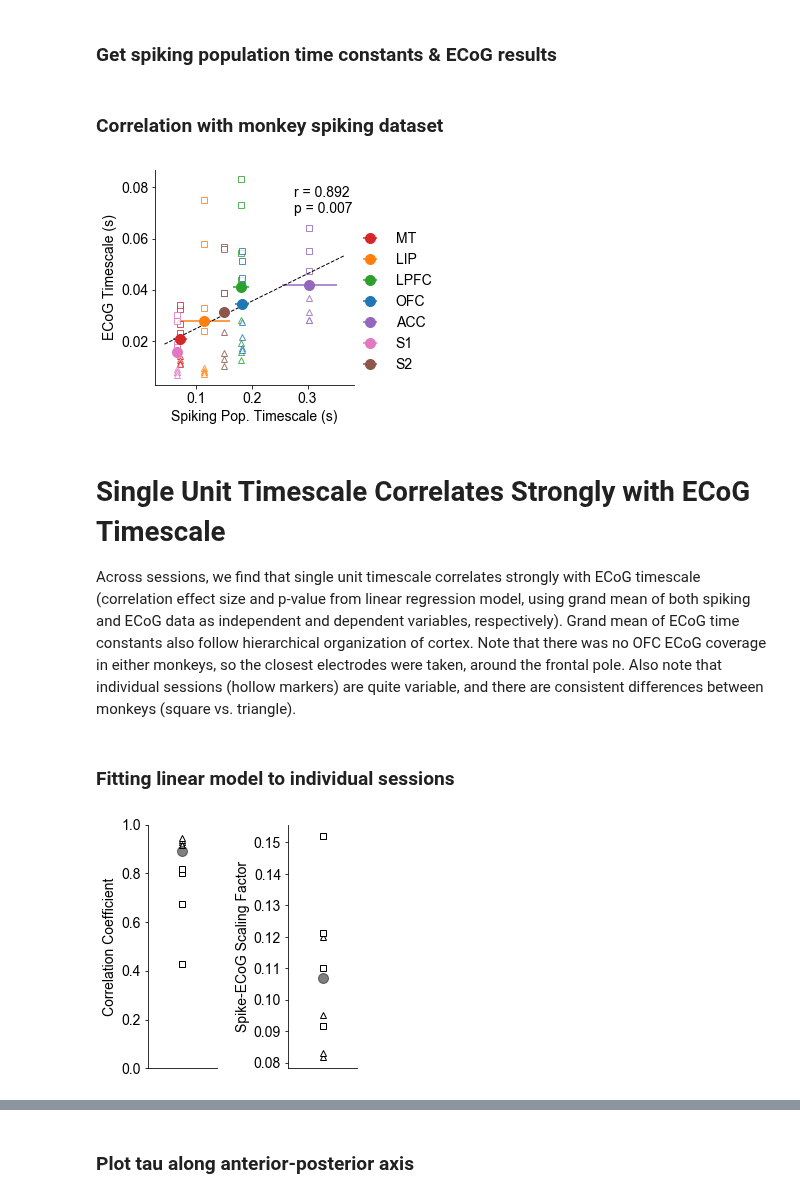
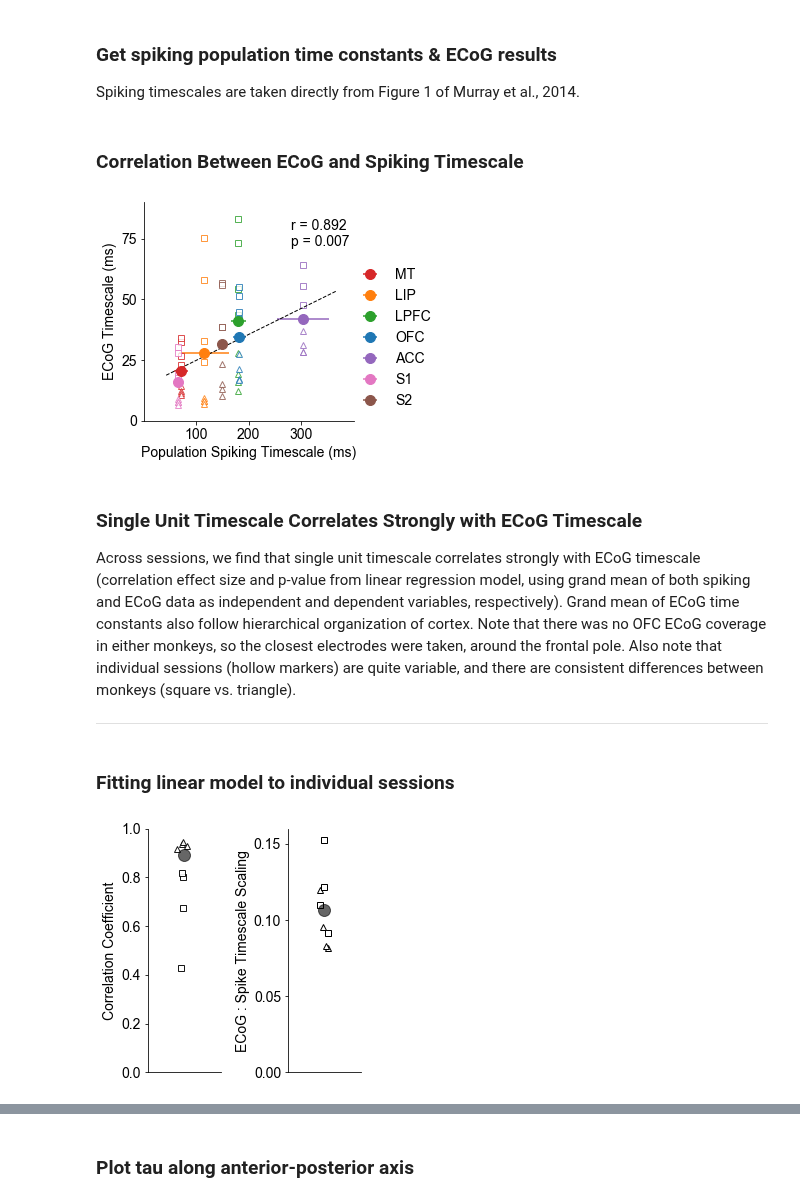
Before and after one commit to rdgao/field-echos, a Jupyter notebook: notebooks/2_viz_NeuroTycho-SU.ipynb, the cells around one changed output, grey strips where cells are left out. Saved outputs shown, nothing was run; the diff lists cells and outputs as text; code cells hidden in the pictures.

```diff
--- a/notebooks/2_viz_NeuroTycho-SU.ipynb
+++ b/notebooks/2_viz_NeuroTycho-SU.ipynb
@@ -46,5 +52,6 @@ fig_path = '../figures/neurotycho/%s.pdf'
 # %% [markdown]
 ### Get spiking population time constants & ECoG results
+Spiking timescales are taken directly from Figure 1 of Murray et al., 2014.
 # %%
 # get mean population time constants, values grabbed from Murray et al., 2014
 cell_ts = {'MT':[77.,64.], 'LIP':[138., 91.], 'LPFC':[184.,180.,195.,162.], 'OFC':[176.,188.], 'ACC':[313.,340.,257.], 'S1':[65.], 'S2':[149.]}
@@ -59,8 +66,8 @@ area_ord = [3,1,2,0,4,6,5] # color order to match Murray figure
 
 # load ecog results dataframe
 df_combined = pd.read_csv('../data/df_macaque.csv', index_col=0)
-# %% [markdown]
-### Correlation with monkey spiking dataset
+# %% [markdown]
+### Correlation Between ECoG and Spiking Timescale
 # %%
 # define querying condition
 feature = 'tau'
@@ -76,38 +83,43 @@ for i, k in enumerate(cell_ts.keys()):
     sesh_mkrs = [] # hack to save the session marker for next plot
     ecog_ts_avg[k] = []
     for s in df_cond['session_id'].unique():
         df_sesh = df_cond[df_cond['session_id']==s]
         patient = df_sesh['patient'].iloc[0]
 
         # loc_inds has the ecog electrode indices that fall into each area
         region_inds = loc_inds[patient][k]
         marker = 's' if patient == 'George' else '^'
         sesh_mkrs.append(marker)
         ecog_ts_sess_avg = df_sesh.loc[df_sesh['chan'].isin(region_inds)].mean()[feature]
         ecog_ts_avg[k].append(ecog_ts_sess_avg)
         plt.plot(cell_ts_avg[k][0], ecog_ts_sess_avg, marker,color=C_ORD[area_ord[i]], ms=6, mfc='w', alpha=0.8)
 
 # plot grand average
 for i,k in enumerate(cell_ts.keys()):
     plt.errorbar(cell_ts_avg[k][0], np.mean(ecog_ts_avg[k]), xerr=cell_ts_avg[k][1], fmt='o', color=C_ORD[area_ord[i]], ms=10, label=k)
 
 # fit & plot line
 ts_mat = np.array([(cell_ts_avg[k][0], np.mean(ecog_ts_avg[k])) for k in cell_ts.keys()])
 m,b,r,pv,stderr = stats.linregress(ts_mat)
 XL = np.array(plt.xlim())
+plt.xlim([0,0.4]); plt.ylim([0,0.09])
+plt.yticks(np.arange(0,100,25)/1000, np.arange(0,100,25))
+plt.xticks(np.arange(100,400,100)/1000, np.arange(100,400,100))
 plt.plot(XL,XL*m+b, 'k--', lw=1)
 s = echo_utils.sig_str(r,pv, form='text', corr_letter='r')
 plt.annotate(s, xy=(0.7, 0.8), xycoords='axes fraction')
 
 plt.legend(loc='lower left', bbox_to_anchor= (0.95, 0), ncol=1, frameon=False)
-plt.xlabel('Spiking Pop. Timescale (s)');plt.ylabel('ECoG Timescale (s)'); #plt.title(cond_query)
+plt.xlabel('Population Spiking Timescale (ms)');plt.ylabel('ECoG Timescale (ms)'); #plt.title(cond_query)
 sns.despine(); plt.tight_layout()
 if save_plot: plt.savefig(fig_path%('NT_spikeECoG_'+cond_query), bbox_inches='tight')
 # %% [output]
-[figure, old version]
+[figure, new version]
 # %% [markdown]
-# Single Unit Timescale Correlates Strongly with ECoG Timescale
+### Single Unit Timescale Correlates Strongly with ECoG Timescale
 Across sessions, we find that single unit timescale correlates strongly with ECoG timescale (correlation effect size and p-value from linear regression model, using grand mean of both spiking and ECoG data as independent and dependent variables, respectively). Grand mean of ECoG time constants also follow hierarchical organization of cortex. Note that there was no OFC ECoG coverage in either monkeys, so the closest electrodes were taken, around the frontal pole. Also note that individual sessions (hollow markers) are quite variable, and there are consistent differences between monkeys (square vs. triangle).
+
+---
 # %% [markdown]
 ### Fitting linear model to individual sessions
 # %%
@@ -117,20 +129,22 @@ session_stats = np.array([stats.linregress(cell_ts_mat, ecog_ts_mat[:,i]) for i
 
 plt.figure(figsize=(4,4))
 plt.subplot(1,2,1)
-for s_i, s in enumerate(sesh_mkrs): plt.plot(0, session_stats[s_i,2],mec='k', mfc='w', ms=6, marker=s)
-plt.plot(0, r,'ko', ms=10, alpha=0.5)
-plt.ylim([0,1])
+for s_i, s in enumerate(sesh_mkrs): plt.plot(np.random.randn(1)/10, session_stats[s_i,2],mec='k', mfc='w', ms=6, marker=s, alpha=0.9)
+plt.plot(0, r,'ko', ms=12, alpha=0.6)
+plt.xlim([-1,1]); plt.ylim([0,1])
 sns.despine(); plt.xticks([]); plt.ylabel('Correlation Coefficient')
 
 plt.subplot(1,2,2)
-for s_i, s in enumerate(sesh_mkrs): plt.plot(0, session_stats[s_i,0], mec='k', mfc='w', ms=6, marker=s)
-plt.plot(0, m,'ko', ms=10, alpha=0.5)
-sns.despine(); plt.xticks([]); plt.ylabel('Spike-ECoG Scaling Factor')
+for s_i, s in enumerate(sesh_mkrs): plt.plot(np.random.randn(1)/10, session_stats[s_i,0], mec='k', mfc='w', ms=6, marker=s)
+plt.plot(0, m,'ko', ms=12, alpha=0.6)
+plt.xlim([-1,1]); plt.ylim([0,0.16])
+plt.yticks(np.arange(0,0.2,0.05))
+sns.despine(); plt.xticks([]); plt.ylabel('ECoG : Spike Timescale Scaling')
 
 #lg = plt.legend(['Subj. C','Subj. G'], bbox_to_anchor= (1, 0.6), fancybox=False)
 #for l in lg.legendHandles: l.set_linewidth(0)
 plt.tight_layout();
 if save_plot: plt.savefig(fig_path%('NT_ECoGSpikeScaling_'+cond_query), bbox_inches='tight')
 # %% [output]
-[figure, old version]
+[figure, new version]
 # %% [markdown]
```
Also changed, not shown: parts of 13 cells of this notebook, 9 other files.
